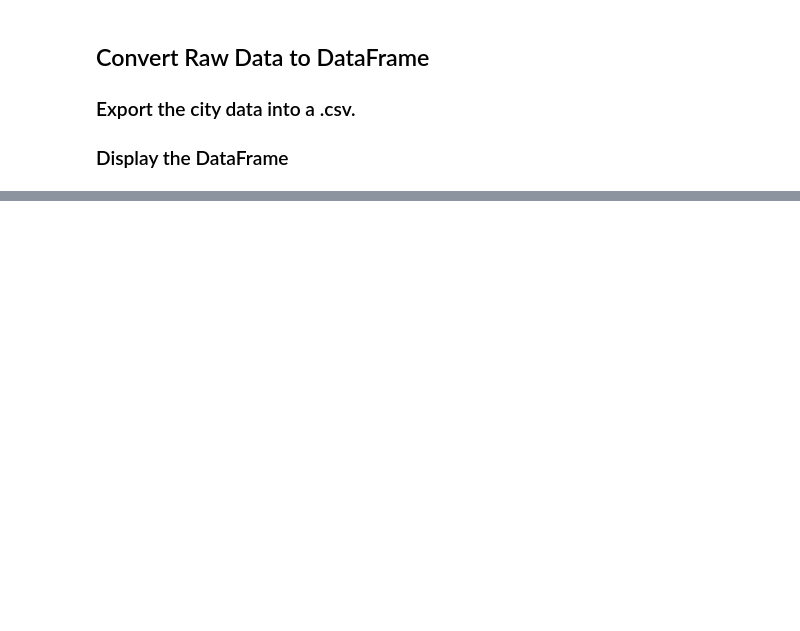
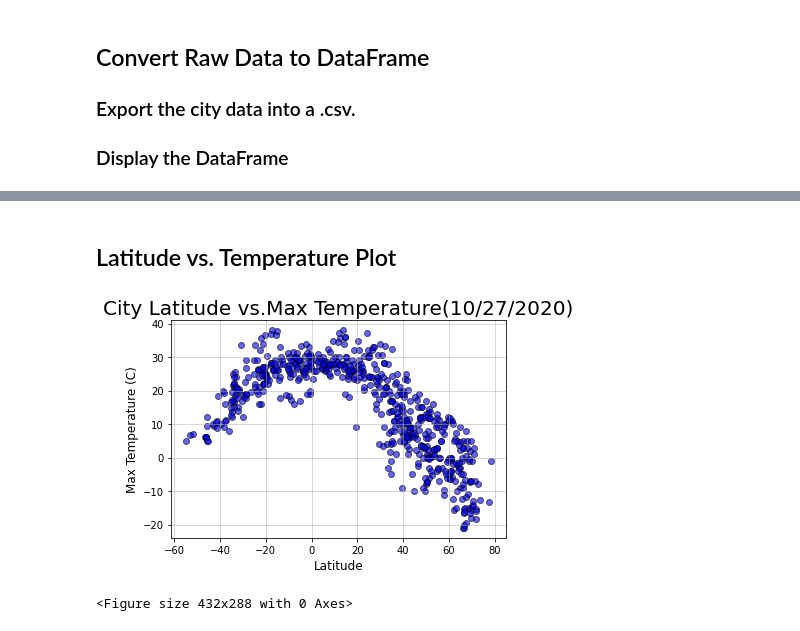
Before and after one commit to Harpreet1214/python-api-challenge, a Jupyter notebook: WeatherPy/WeatherPy.ipynb, the cells around one changed output, grey strips where cells are left out. Drawn from its saved outputs; the diff is of its cells as text; code cells hidden in the pictures; blank space fills up the shorter version.

Commit message:
Adding scatter plots

```diff
--- a/WeatherPy/WeatherPy.ipynb
+++ b/WeatherPy/WeatherPy.ipynb
@@ -56,16 +58,3 @@ len(cities)
 
 ## Perform a weather check on each city using a series of successive API calls.
 ## Include a print log of each city as it'sbeing processed (with the city number and city name).
-# %%
-print("Beginning Data Retrieval")
-print("-------------------------------")
-
-#Save config information
-url = "http://api.openweathermap.org/data/2.5/weather?"
-units = "metric"
-
-#Build query url
-endpoint = f"{url}appid={weather_api_key}&units={units}&q="
-
-#Creating the response
-response = requests.get(url).json()
@@ -758,3 +140,20 @@ Data Retrieval Complete
 
 ### Export the city data into a .csv.
 ### Display the DataFrame
+# %%
+#Creating a dataframe with information received
+Weather_pd = pd.DataFrame({
+                        "City" : city_name_list,
+                        "Cloudiness" : cloudiness_list,
+                        "Country" : country_list,
+                        "Date" : data_list,
+                        "Humidity" : humidity_list,
+                        "Lat" : lat_list,
+                        "Lon" : lon_list,
+                        "Max Temp" : temp_max_list,
+                        "Wind Speed" : wind_speed_list
+
+})
+
+#Counting the data
+Weather_pd.count()
@@ -760,0 +191,17 @@ Data Retrieval Complete
+# %% [markdown]
+## Latitude vs. Temperature Plot
+# %%
+#Creating the Latitude vs. Temperature Scatter Plot
+
+plt.title("City Latitude vs.Max Temperature(10/27/2020)", fontsize = 20)
+plt.xlabel("Latitude", fontsize = 12)
+plt.ylabel("Max Temperature (C)", fontsize = 12)
+
+plt.scatter(Weather_pd["Lat"],Weather_pd["Max Temp"], facecolors ="Blue",marker="o",edgecolor="black",alpha=.6)
+plt.grid(linestyle="-", linewidth = 1, alpha = .5)
+plt.show()
+
+plt.savefig("../Images/City Latitude vs.Max Temperature.png")
+# %% [output]
+[figure, added]
+<Figure size 432x288 with 0 Axes>
```
Also changed, not shown: parts of 30 cells of this notebook, 8 other files.
